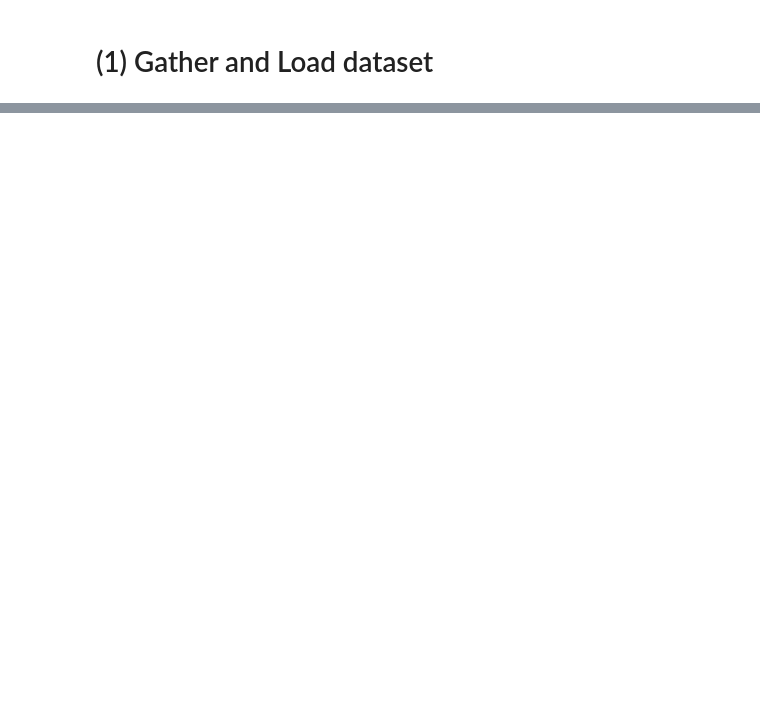
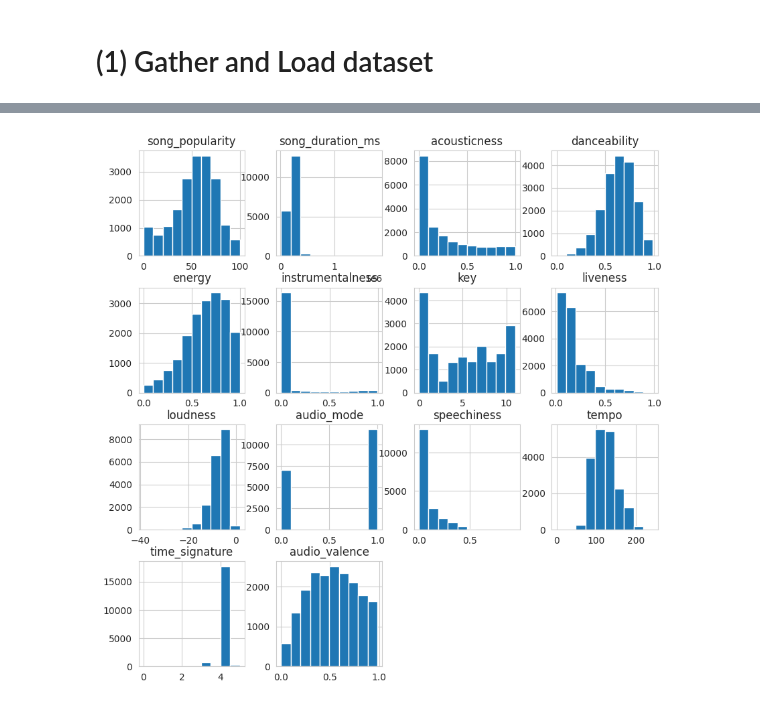
Before and after one commit to dy018/project105, a Jupyter notebook: 105_ML_project_song.ipynb, the cells around one changed output, grey strips where cells are left out. Saved outputs shown, nothing was run; the diff lists cells and outputs as text; code cells hidden in the pictures; blank space fills up the shorter version.

```diff
--- a/105_ML_project_song.ipynb
+++ b/105_ML_project_song.ipynb
@@ -45,0 +72,8 @@ df.head()
+# %%
+# Observation from df.info(): There is no missing data and all columns are numeric number except song_name
+
+# Drop song_name since it's not feature to determine song popularity
+df.drop(['song_name'], axis=1, inplace=True)
+
+print(">>> Display first 5 records:\n")
+df.head()
@@ -45,0 +136,8 @@ df.head()
+# %%
+# Plot histograms for df to see data distribution
+
+import matplotlib.pyplot as plt
+df.hist(figsize=(10,10))
+plt.show()
+# %% [output]
+[figure, added]
```
Also changed, not shown: parts of 24 cells of this notebook.
